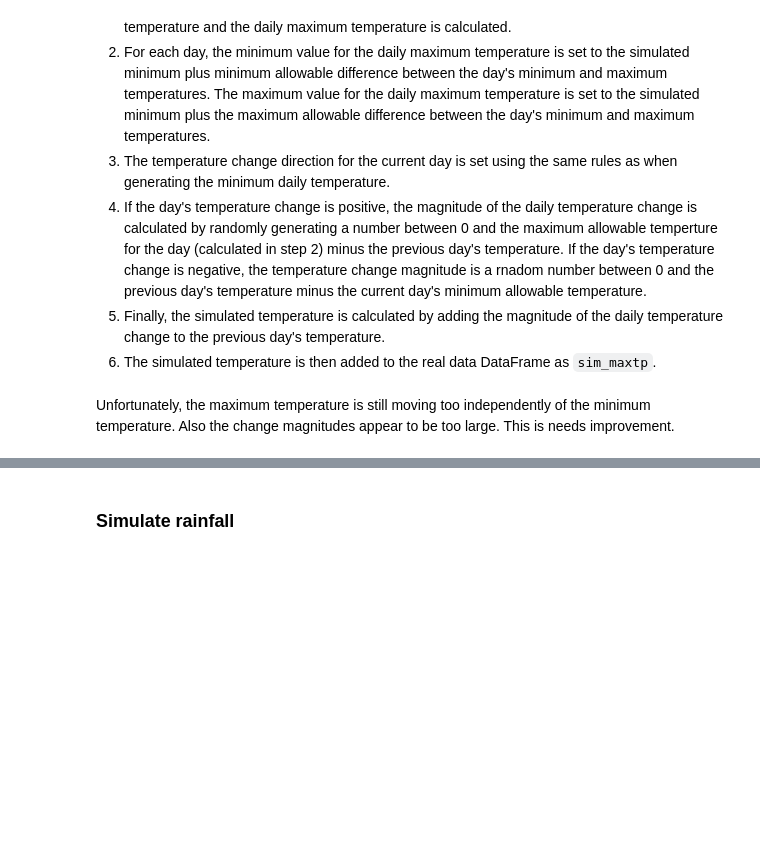
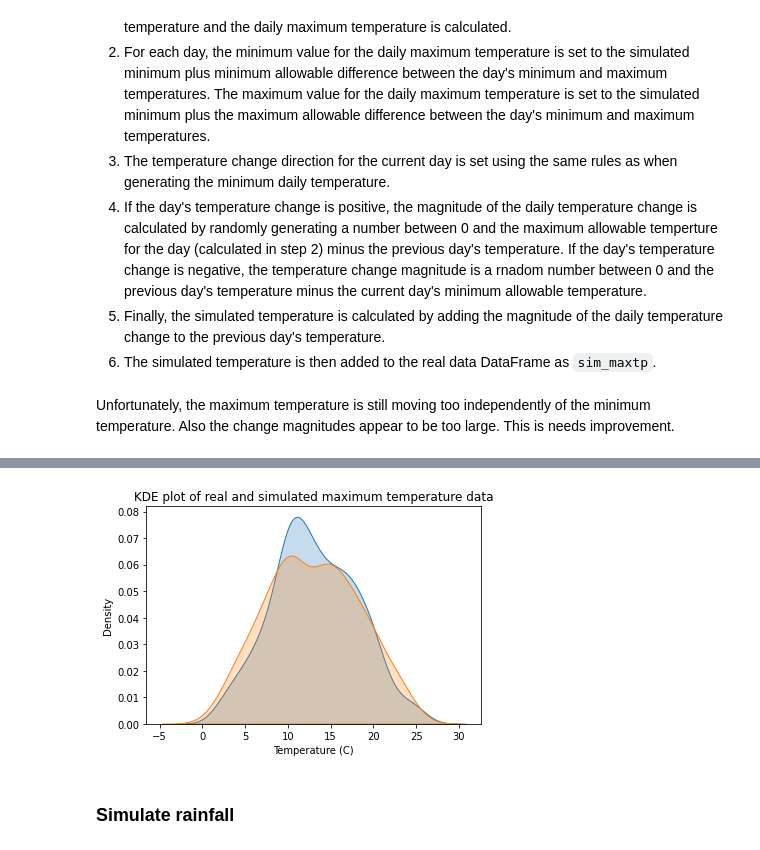
Before and after one commit to fod/simulation, a Jupyter notebook: simulation.ipynb, the cells around one changed output, grey strips where cells are left out. Cells and saved outputs as stored; diff of their text form; code cells hidden in the pictures; blank space fills up the shorter version.

```diff
--- a/simulation.ipynb
+++ b/simulation.ipynb
@@ -409,3 +413,13 @@ Name: sim_mintp, dtype: float64
+# %%
+fig, ax = plt.subplots()
+sns.kdeplot(df['maxtp'], shade = True, ax=ax)
+sns.kdeplot(df['sim_maxtp'], shade = True, ax=ax)
+plt.title("KDE plot of real and simulated maximum temperature data")
+plt.xlabel("Temperature (C)")
+plt.ylabel("Density")
+plt.show()
+# %% [output]
+[figure, added]
 # %% [markdown]
 ### Simulate rainfall
 # %%
```
Also changed, not shown: parts of 11 cells of this notebook.
